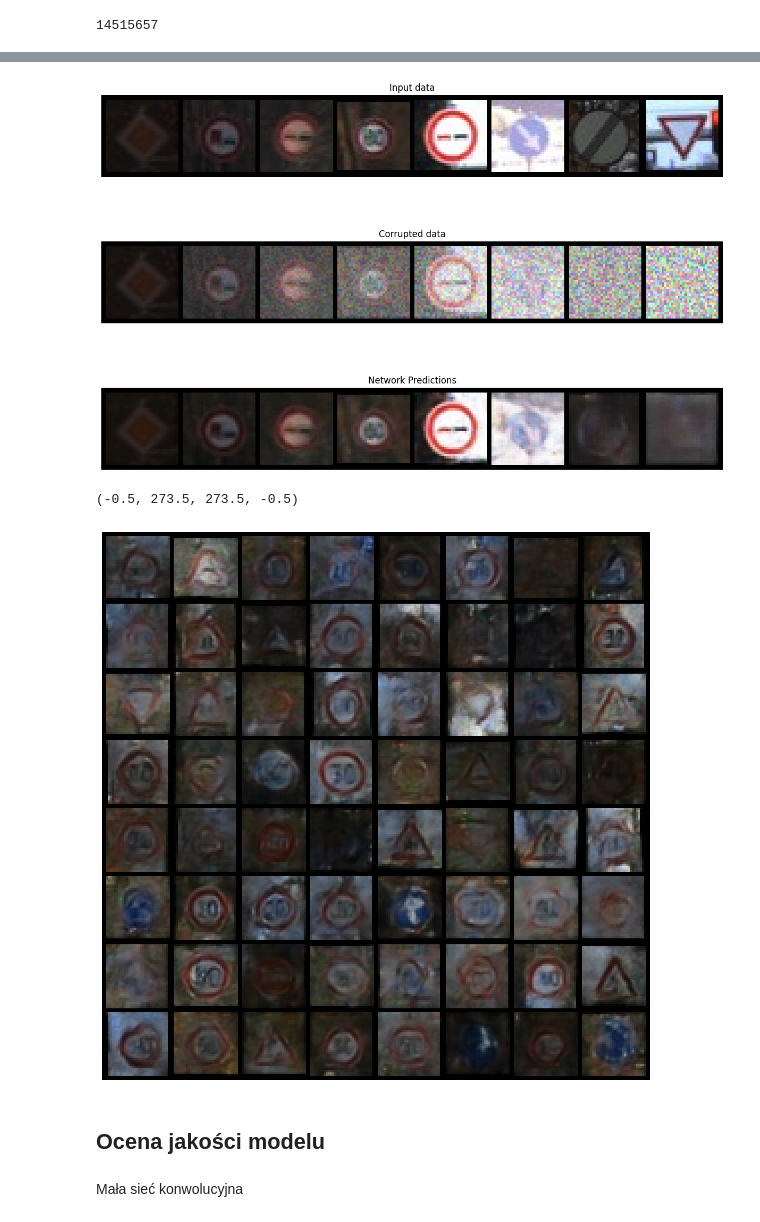
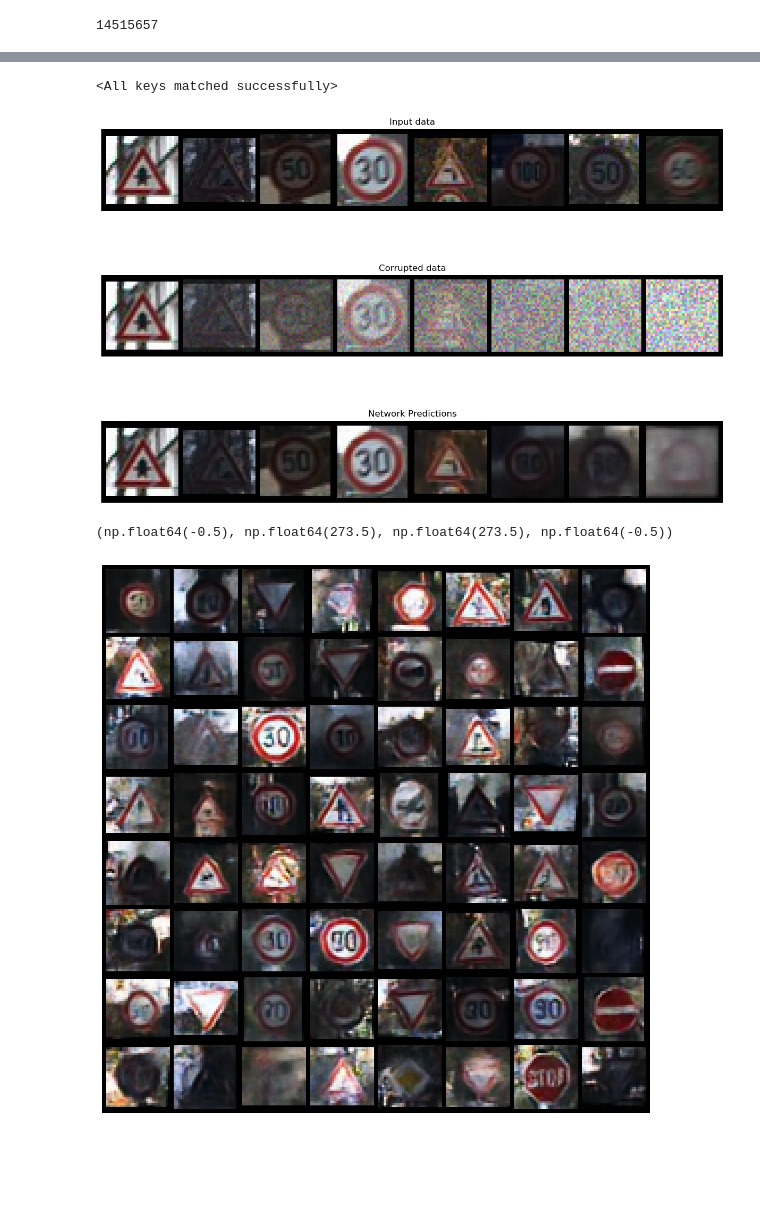
Before and after one commit to kam45x/SSNE_25L, a Jupyter notebook: Z4/generative_model.ipynb, the cells around one changed output, grey strips where cells are left out. Saved outputs shown, nothing was run; the diff lists cells and outputs as text; code cells hidden in the pictures; blank space fills up the shorter version.

Commit message:
improved model

```diff
--- a/Z4/generative_model.ipynb
+++ b/Z4/generative_model.ipynb
@@ -29,7 +29,7 @@ transform = transforms.Compose(
     [transforms.ToTensor(), transforms.Normalize((0.5, 0.5, 0.5), (0.5, 0.5, 0.5))]
 )
 
-dataset = torchvision.datasets.ImageFolder("./trafic_32", transform=transform)
+dataset = torchvision.datasets.ImageFolder("./SSNE_25L/Z4/trafic_32", transform=transform)
 
 train_size = int(0.9 * len(dataset))
 test_size = len(dataset) - train_size
@@ -233,7 +233,7 @@ loss_fn = nn.MSELoss()
 
 opt = torch.optim.Adam(net.parameters(), lr=1e-3)
 # %%
-n_epochs = 30
+n_epochs = 60
 losses = []
 
 for epoch in range(n_epochs):
@@ -285,3 +287,8 @@ Finished epoch 29. Average loss for this epoch: 0.018499
+# %%
+net = UNet().to(device)
+net.load_state_dict(torch.load('weights_unet.pth'))
+# %% [output]
+<All keys matched successfully>
 # %%
 x, y = next(iter(train_loader))
 x = x[:8]  # Only using the first 8 for easy plotting
@@ -322,28 +329,24 @@ axs[2].axis('off')
 plt.tight_layout()
 plt.show()
 # %% [output]
-[figure, old version]
+[figure, new version]
 # %%
-n_steps = 10
+n_steps = 30
 x = torch.rand(64, 3, 32, 32).to(device)
 
 for i in range(n_steps):
   t = (torch.zeros(x.size(0)) + (n_steps - i)/n_steps).to(device)
   with torch.no_grad():
     pred = net(x, t)
     mix_factor = 1/(n_steps - i)
     x = x*(1-mix_factor) + pred*mix_factor
 fig, ax = plt.subplots(1, 1, figsize=(12, 12))
 
 x = x / 2 + 0.5  # unnormalize
 
 grid = torchvision.utils.make_grid(x.detach().cpu(), nrow=8)
 ax.imshow(grid.permute(1, 2, 0).clip(0, 1))
 ax.axis('off')
 # %% [output]
-(-0.5, 273.5, 273.5, -0.5)
+(np.float64(-0.5), np.float64(273.5), np.float64(273.5), np.float64(-0.5))
-[figure, old version]
+[figure, new version]
-# %% [markdown]
-## Ocena jakości modelu
-# %% [markdown]
-Mała sieć konwolucyjna
```
Also changed, not shown: parts of 10 cells of this notebook.
